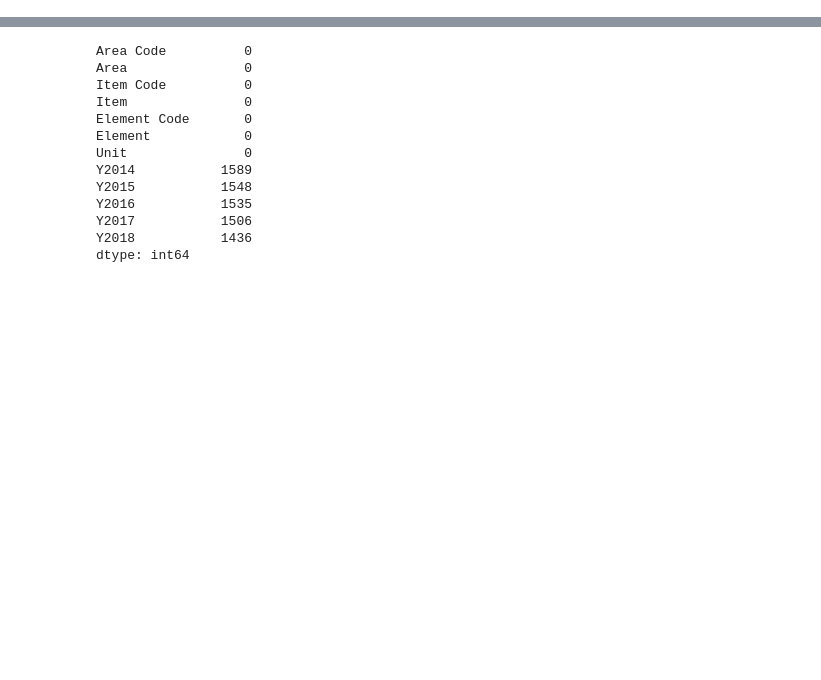
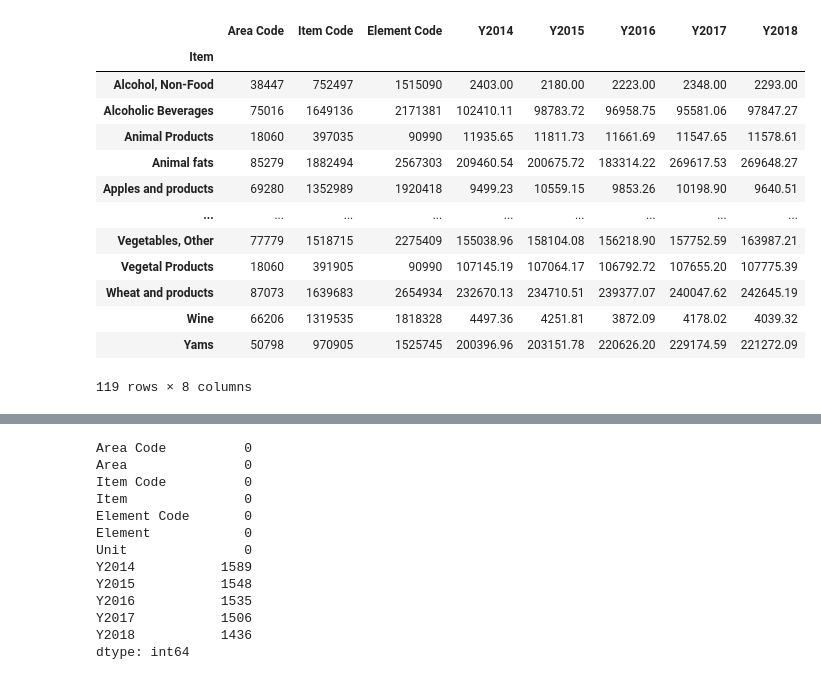
Before and after one commit to Rubylena/Quiz1, a Jupyter notebook: Quiz 1.ipynb, the cells around one changed output, grey strips where cells are left out. Drawn from its saved outputs; the diff is of its cells as text; code cells hidden in the pictures; blank space fills up the shorter version.

```diff
--- a/Quiz 1.ipynb
+++ b/Quiz 1.ipynb
@@ -3,6 +3,23 @@ import numpy as np
 import pandas as pd
 # %%
 climate_data = pd.read_csv('FoodBalanceSheets_E_Africa_NOFLAG.csv', error_bad_lines=False)
+# %%
+climate_data.groupby('Item').sum()
+# %% [output]
+|  | Area Code | Item Code | Element Code | Y2014 | Y2015 | Y2016 | Y2017 | Y2018 |
+| Item |  |  |  |  |  |  |  |  |
+| Alcohol, Non-Food | 38447 | 752497 | 1515090 | 2403.00 | 2180.00 | 2223.00 | 2348.00 | 2293.00 |
+| Alcoholic Beverages | 75016 | 1649136 | 2171381 | 102410.11 | 98783.72 | 96958.75 | 95581.06 | 97847.27 |
+| Animal Products | 18060 | 397035 | 90990 | 11935.65 | 11811.73 | 11661.69 | 11547.65 | 11578.61 |
+| Animal fats | 85279 | 1882494 | 2567303 | 209460.54 | 200675.72 | 183314.22 | 269617.53 | 269648.27 |
+| Apples and products | 69280 | 1352989 | 1920418 | 9499.23 | 10559.15 | 9853.26 | 10198.90 | 9640.51 |
+| ... | ... | ... | ... | ... | ... | ... | ... | ... |
+| Vegetables, Other | 77779 | 1518715 | 2275409 | 155038.96 | 158104.08 | 156218.90 | 157752.59 | 163987.21 |
+| Vegetal Products | 18060 | 391905 | 90990 | 107145.19 | 107064.17 | 106792.72 | 107655.20 | 107775.39 |
+| Wheat and products | 87073 | 1639683 | 2654934 | 232670.13 | 234710.51 | 239377.07 | 240047.62 | 242645.19 |
+| Wine | 66206 | 1319535 | 1818328 | 4497.36 | 4251.81 | 3872.09 | 4178.02 | 4039.32 |
+| Yams | 50798 | 970905 | 1525745 | 200396.96 | 203151.78 | 220626.20 | 229174.59 | 221272.09 |
+119 rows × 8 columns
 # %%
 climate_data.head(5)
 # %% [output]
```
Also changed, not shown: parts of 16 cells of this notebook.
